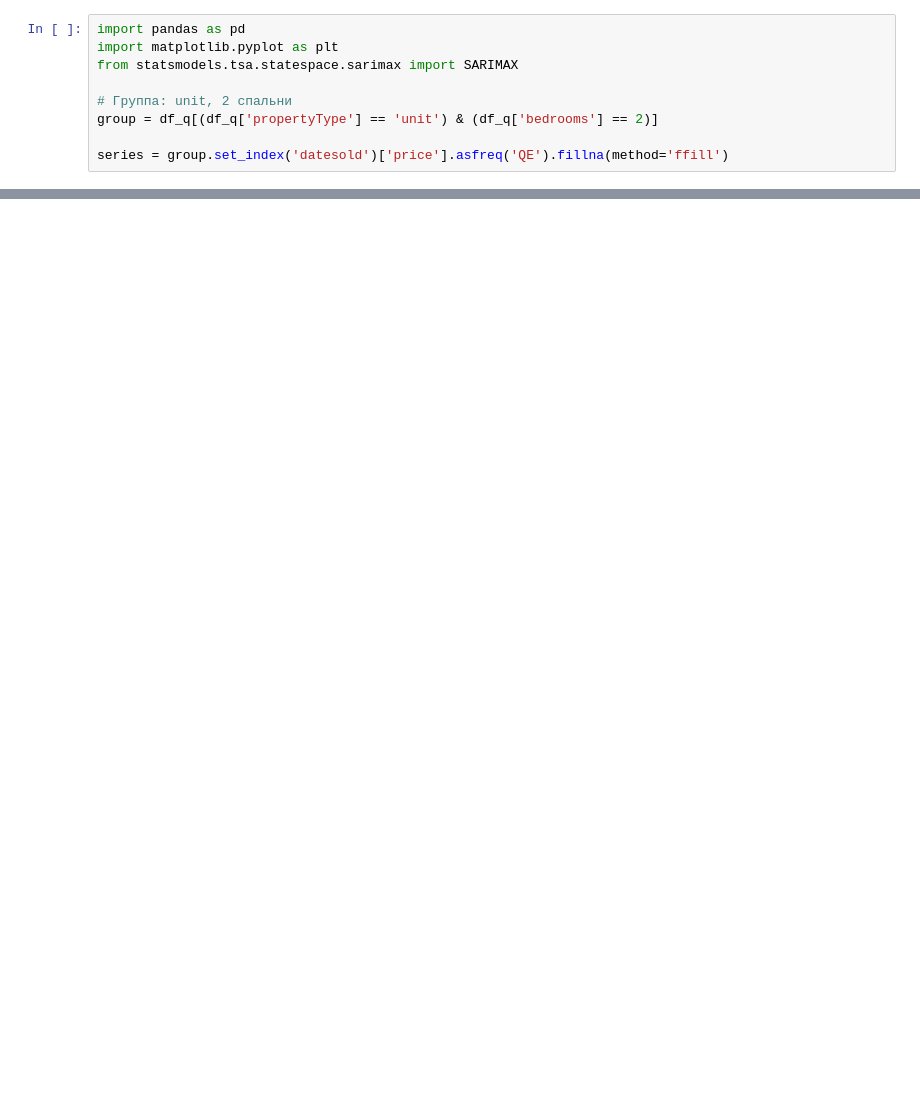
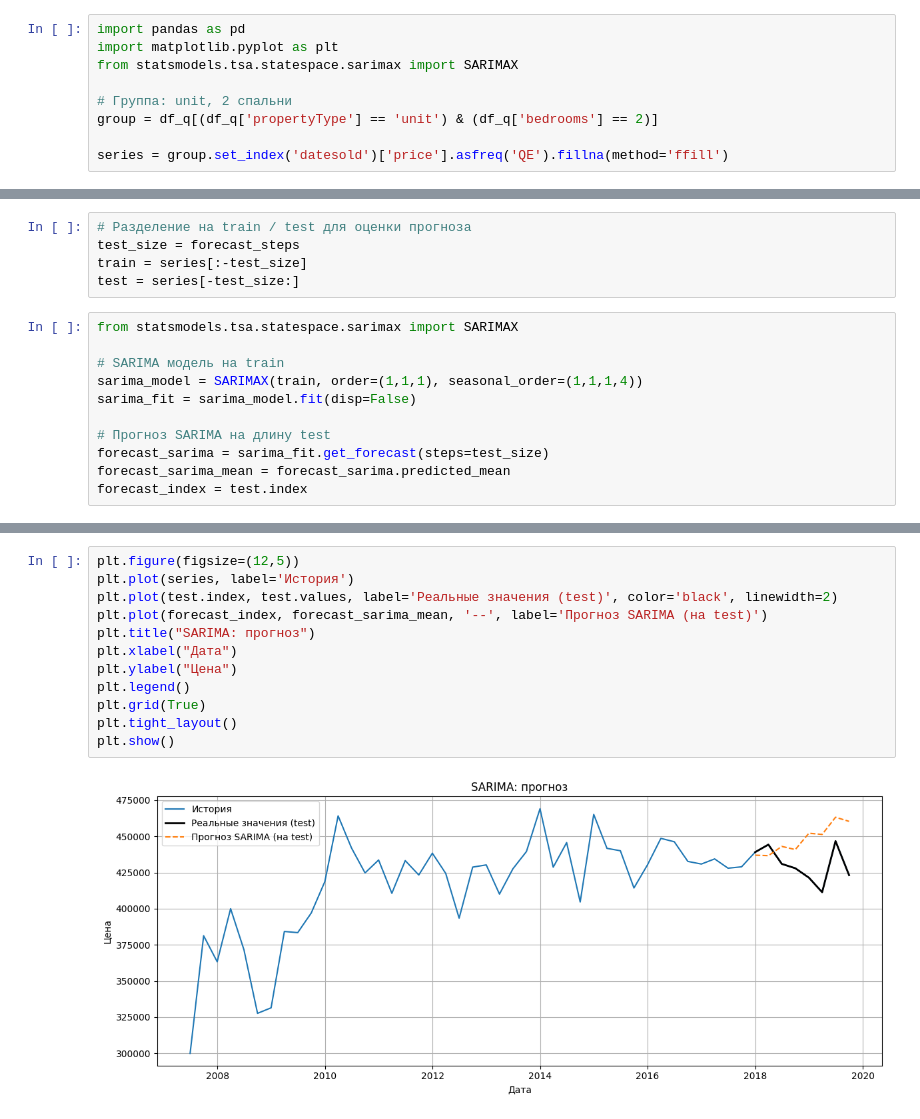
Before and after one commit to Nota02/data_mining, a Jupyter notebook: Практическая_работа_№11.ipynb, the cells around one changed output, grey strips where cells are left out. Drawn from its saved outputs; the diff is of its cells as text; blank space fills up the shorter version.

```diff
--- a/Практическая_работа_№11.ipynb
+++ b/Практическая_работа_№11.ipynb
@@ -291,0 +312,16 @@ plt.show()
+# %%
+# Разделение на train / test для оценки прогноза
+test_size = forecast_steps
+train = series[:-test_size]
+test = series[-test_size:]
+# %%
+from statsmodels.tsa.statespace.sarimax import SARIMAX
+
+# SARIMA модель на train
+sarima_model = SARIMAX(train, order=(1,1,1), seasonal_order=(1,1,1,4))
+sarima_fit = sarima_model.fit(disp=False)
+
+# Прогноз SARIMA на длину test
+forecast_sarima = sarima_fit.get_forecast(steps=test_size)
+forecast_sarima_mean = forecast_sarima.predicted_mean
+forecast_index = test.index
@@ -291,0 +347,14 @@ plt.show()
+# %%
+plt.figure(figsize=(12,5))
+plt.plot(series, label='История')
+plt.plot(test.index, test.values, label='Реальные значения (test)', color='black', linewidth=2)
+plt.plot(forecast_index, forecast_sarima_mean, '--', label='Прогноз SARIMA (на test)')
+plt.title("SARIMA: прогноз")
+plt.xlabel("Дата")
+plt.ylabel("Цена")
+plt.legend()
+plt.grid(True)
+plt.tight_layout()
+plt.show()
+# %% [output]
+[figure, added]
```
Also changed, not shown: parts of 13 cells of this notebook.
